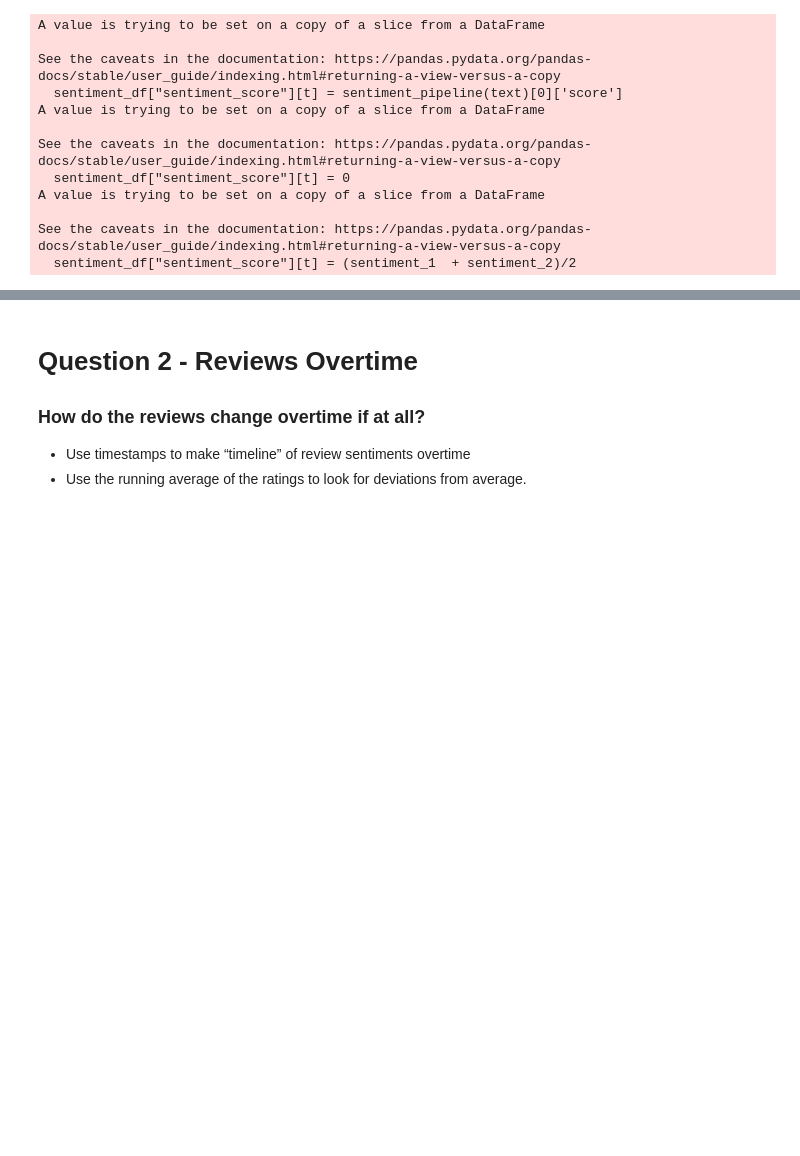
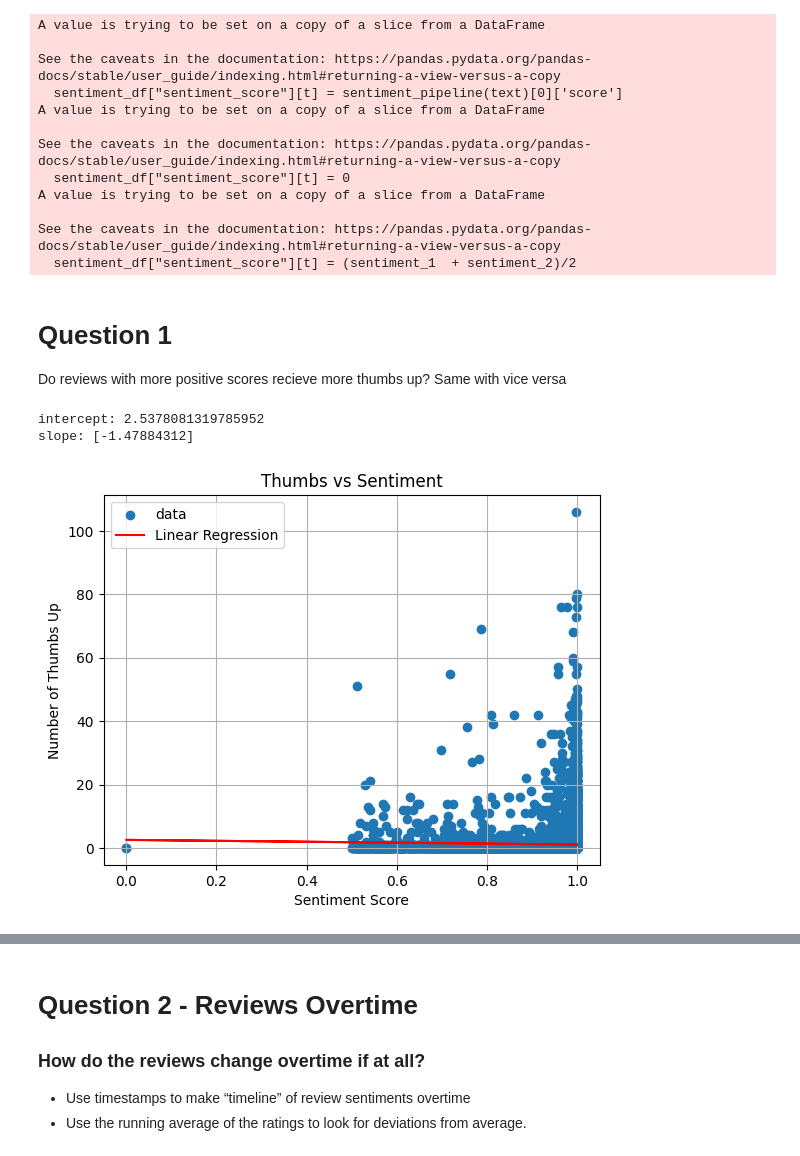
Before and after one commit to victoriab027/RecipeReviews, a Jupyter notebook: notebook.ipynb, the cells around one changed output, grey strips where cells are left out. Drawn from its saved outputs; the diff is of its cells as text; code cells hidden in the pictures; blank space fills up the shorter version.

```diff
--- a/notebook.ipynb
+++ b/notebook.ipynb
@@ -116,3 +114,37 @@ See the caveats in the documentation: https://pandas.pydata.org/pandas-docs/stab
   sentiment_df["sentiment_score"][t] = (sentiment_1  + sentiment_2)/2
 # %%
 sentiment_df.to_csv('sentiment_df.csv', index=False)
+# %% [markdown]
+# Question 1
+Do reviews with more positive scores recieve more thumbs up? Same with vice versa
+# %%
+sen_data = pd.read_csv('sentiment_df.csv')
+# %%
+# Linear Regression
+X = sen_data['sentiment_score'].values.reshape(-1, 1)
+y = sen_data['thumbs_up'].values
+
+# Fit linear regression model
+model = LinearRegression()
+model.fit(X, y)
+
+predictions = model.predict(X)
+# %%
+print(f"intercept: {model.intercept_}")
+print(f"slope: {model.coef_}")
+# %% [output]
+intercept: 2.5378081319785952
+slope: [-1.47884312]
+# %%
+plt.figure()
+plt.scatter(sen_data['sentiment_score'], sen_data['thumbs_up'], label = "data")
+plt.plot(X, predictions, color='red', label = "Linear Regression")
+plt.xlabel('Sentiment Score')
+plt.ylabel('Number of Thumbs Up')
+plt.title('Thumbs vs Sentiment')
+plt.legend()
+plt.grid()
+plt.legend()
+plt.show()
+# %% [output]
+[figure, added]
```
Also changed, not shown: parts of 9 cells of this notebook.
